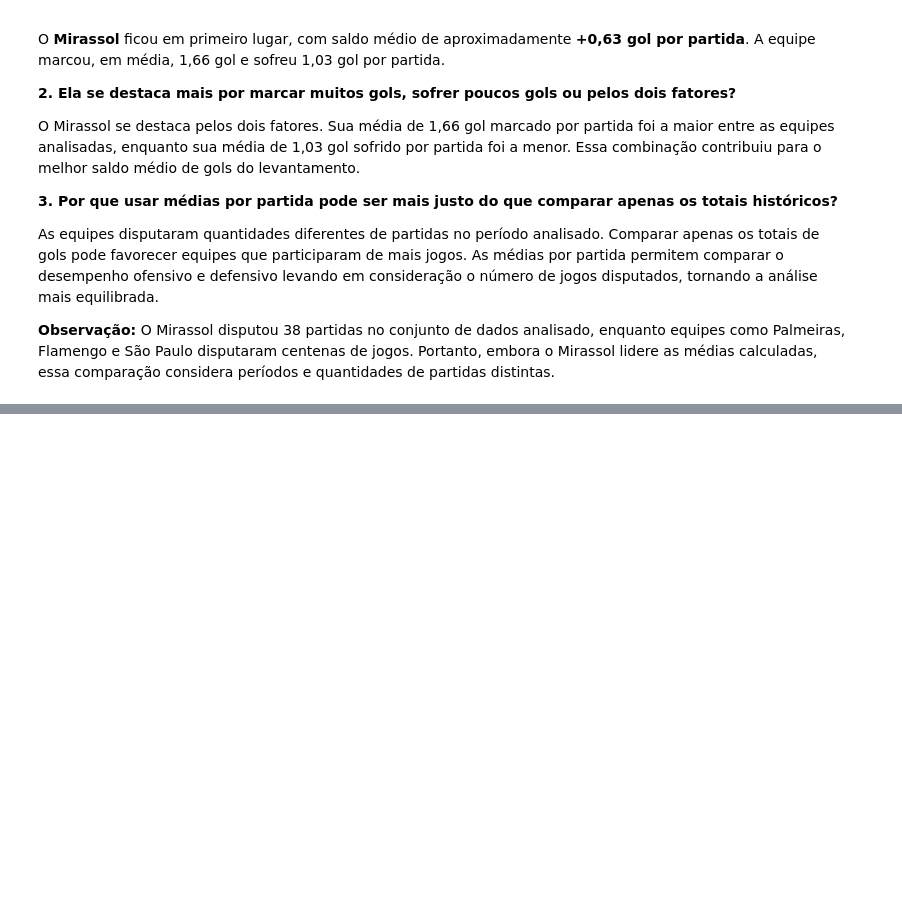
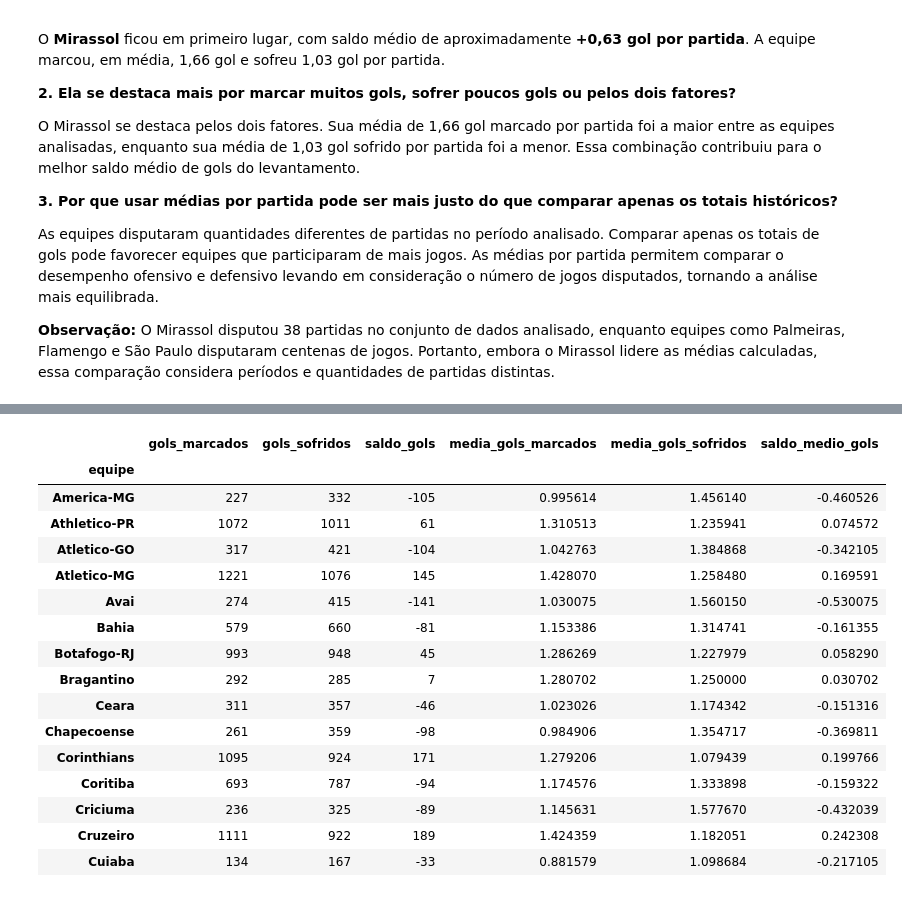
Before and after one commit to LuizFernand018/brasileirao-analytics, a Jupyter notebook: notebooks/01_exploracao_inicial.ipynb, the cells around one changed output, grey strips where cells are left out. Saved outputs shown, nothing was run; the diff lists cells and outputs as text; code cells hidden in the pictures; blank space fills up the shorter version.

Commit message:
feat: add análise de desempenho com filtro de partidas

```diff
--- a/notebooks/01_exploracao_inicial.ipynb
+++ b/notebooks/01_exploracao_inicial.ipynb
@@ -655,0 +662,21 @@ O Mirassol disputou 38 partidas no conjunto de dados analisado, enquanto equipes
+# %%
+equipes_filtradas = totais_equipes.loc[partidas_equipes >= 100]
+equipes_filtradas.head(15)
+# %% [output]
+|  | gols_marcados | gols_sofridos | saldo_gols | media_gols_marcados | media_gols_sofridos | saldo_medio_gols |
+| equipe |  |  |  |  |  |  |
+| America-MG | 227 | 332 | -105 | 0.995614 | 1.456140 | -0.460526 |
+| Athletico-PR | 1072 | 1011 | 61 | 1.310513 | 1.235941 | 0.074572 |
+| Atletico-GO | 317 | 421 | -104 | 1.042763 | 1.384868 | -0.342105 |
+| Atletico-MG | 1221 | 1076 | 145 | 1.428070 | 1.258480 | 0.169591 |
+| Avai | 274 | 415 | -141 | 1.030075 | 1.560150 | -0.530075 |
+| Bahia | 579 | 660 | -81 | 1.153386 | 1.314741 | -0.161355 |
+| Botafogo-RJ | 993 | 948 | 45 | 1.286269 | 1.227979 | 0.058290 |
+| Bragantino | 292 | 285 | 7 | 1.280702 | 1.250000 | 0.030702 |
+| Ceara | 311 | 357 | -46 | 1.023026 | 1.174342 | -0.151316 |
+| Chapecoense | 261 | 359 | -98 | 0.984906 | 1.354717 | -0.369811 |
+| Corinthians | 1095 | 924 | 171 | 1.279206 | 1.079439 | 0.199766 |
+| Coritiba | 693 | 787 | -94 | 1.174576 | 1.333898 | -0.159322 |
+| Criciuma | 236 | 325 | -89 | 1.145631 | 1.577670 | -0.432039 |
+| Cruzeiro | 1111 | 922 | 189 | 1.424359 | 1.182051 | 0.242308 |
+| Cuiaba | 134 | 167 | -33 | 0.881579 | 1.098684 | -0.217105 |
```
Also changed, not shown: parts of 6 cells of this notebook.
